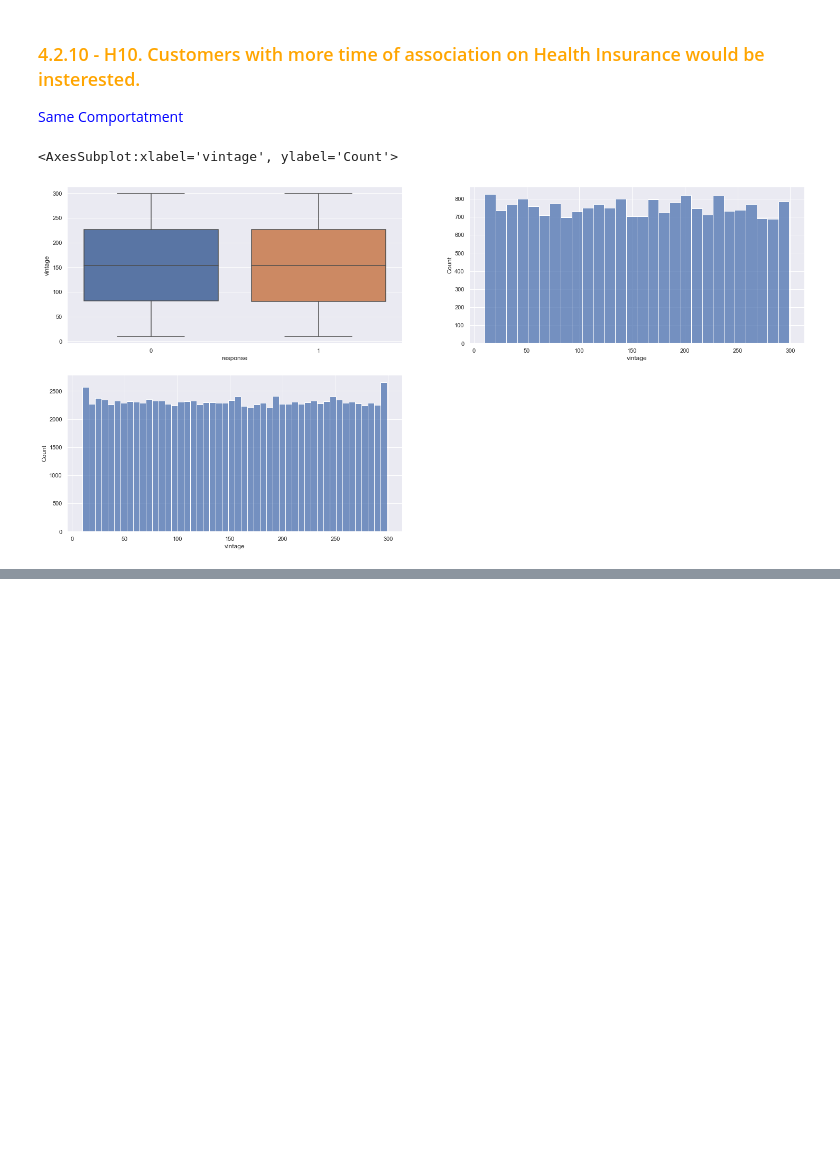
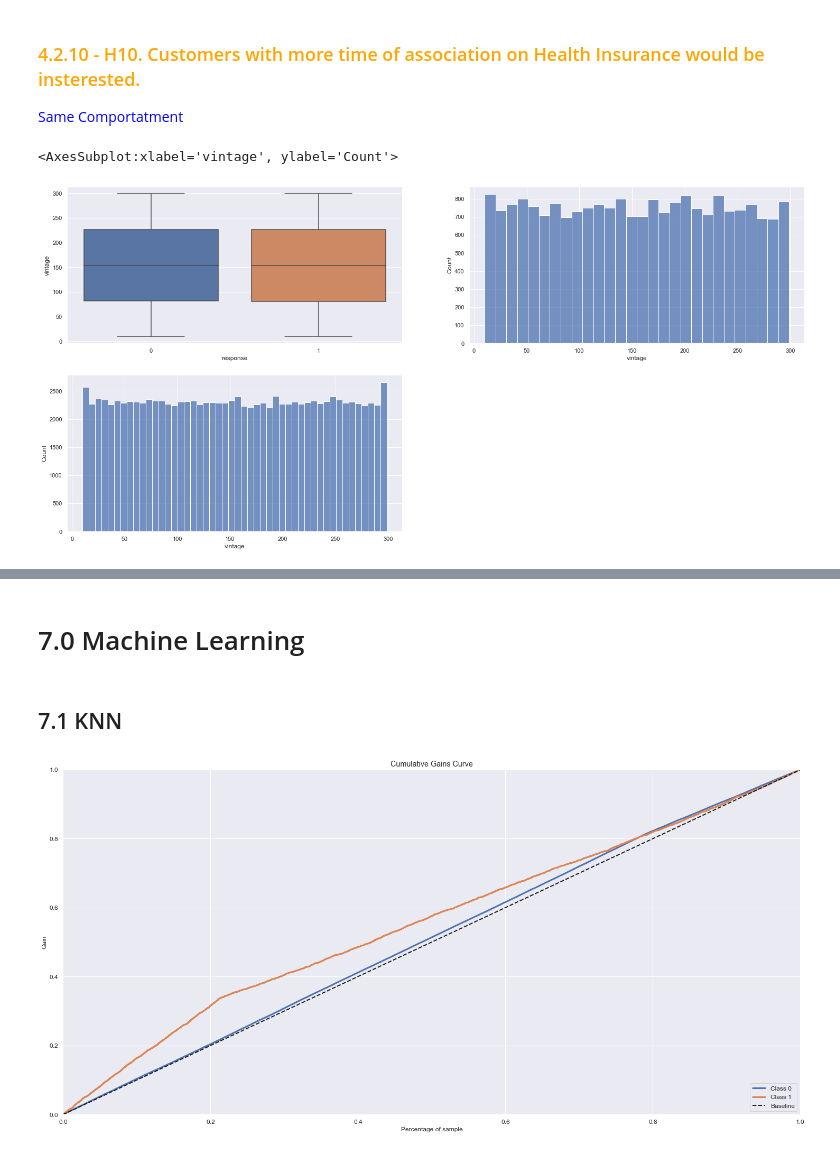
Before and after one commit to adrielepinto/health_insurance_cross_sell, a Jupyter notebook: notebooks/pa004.ipynb, the cells around one changed output, grey strips where cells are left out. Cells and saved outputs as stored; diff of their text form; code cells hidden in the pictures; blank space fills up the shorter version.

```diff
--- a/notebooks/pa004.ipynb
+++ b/notebooks/pa004.ipynb
@@ -511,0 +568,22 @@ x_validation = x_validation.fillna( 0 )
+# %% [markdown]
+# 7.0 Machine Learning
+# %%
+cols_selected = ['vintage','annual_premium', 'age', 'region_code', 'previously_insured', 'policy_sales_channel', 'gender']
+x_train = df5[ cols_selected ]
+x_validation = x_validation[ cols_selected]
+# %% [markdown]
+## 7.1 KNN
+# %%
+# model definition
+knn_model = nh.KNeighborsClassifier( n_neighbors=2 )
+
+# model training
+knn_model.fit( x_train, y_train )
+
+# model prediction - the power of model; generalization
+yhat_knn = knn_model.predict_proba( x_validation )
+# %%
+# Acumulative Gain
+skplt.metrics.plot_cumulative_gain( y_val, yhat_knn );
+# %% [output]
+[figure, added]
```
Also changed, not shown: parts of 64 cells of this notebook.
